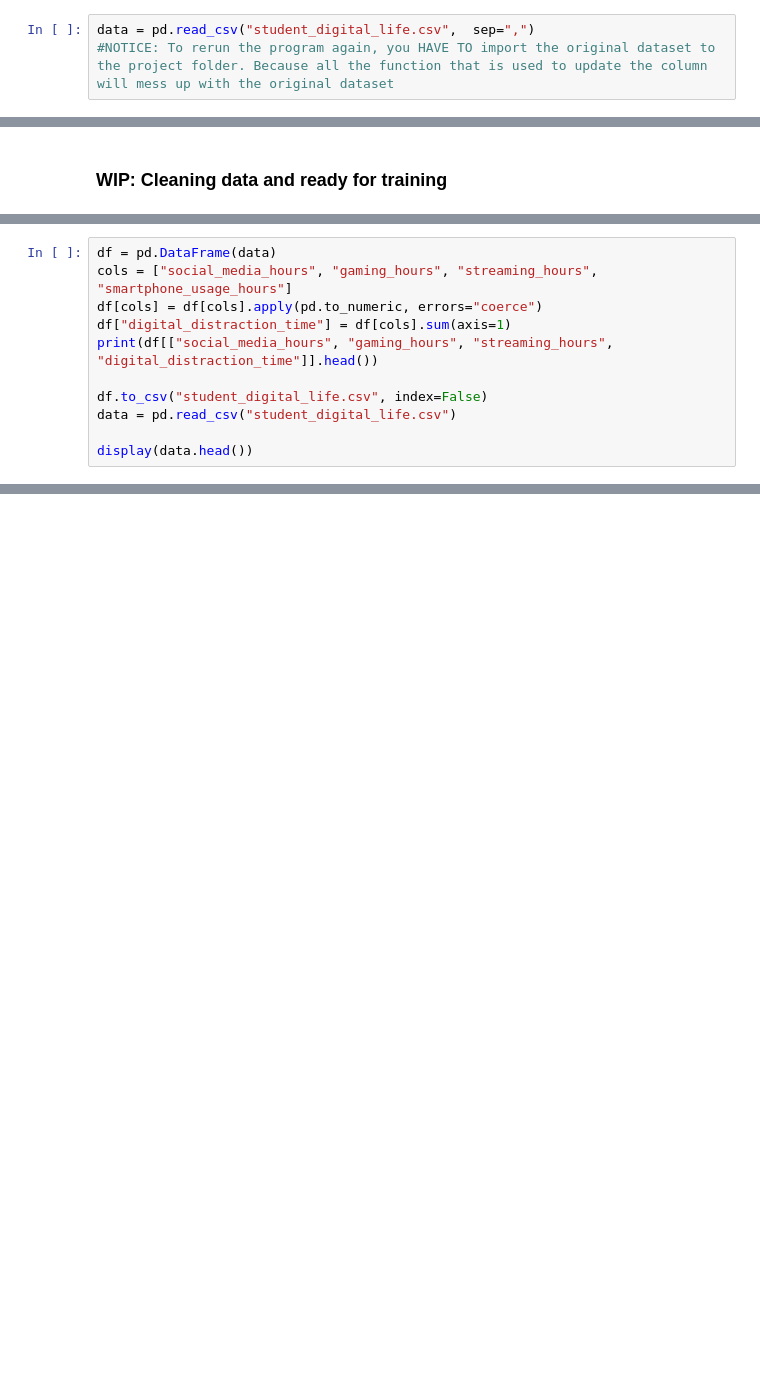
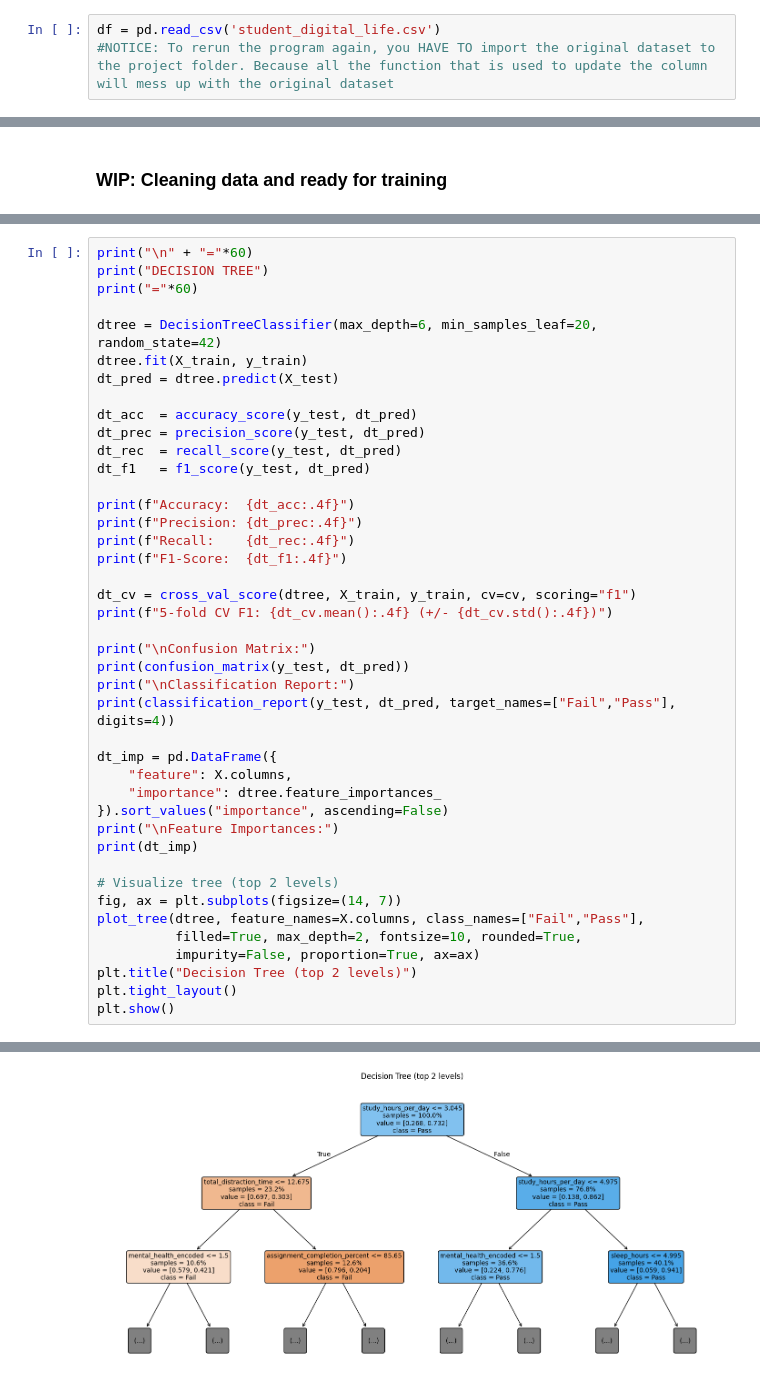
Before and after one commit to minhnguyen0508/CPSC483-Project, a Jupyter notebook: student_digital.ipynb, the cells around one changed output, grey strips where cells are left out. Saved outputs shown, nothing was run; the diff lists cells and outputs as text; blank space fills up the shorter version.

```diff
--- a/student_digital.ipynb
+++ b/student_digital.ipynb
@@ -18,7 +27,7 @@ from sklearn.tree import DecisionTreeClassifier
 # %% [markdown]
 ### Import Dataset
 # %%
-data = pd.read_csv("student_digital_life.csv",  sep=",")
+df = pd.read_csv('student_digital_life.csv')
 #NOTICE: To rerun the program again, you HAVE TO import the original dataset to the project folder. Because all the function that is used to update the column will mess up with the original dataset
 # %% [markdown]
 ### Display Dataset information
@@ -86,11 +128,0 @@ KeyError: "['parent_education_level'] not found in axis"
-# %%
-df = pd.DataFrame(data)
-cols = ["social_media_hours", "gaming_hours", "streaming_hours", "smartphone_usage_hours"]
-df[cols] = df[cols].apply(pd.to_numeric, errors="coerce")
-df["digital_distraction_time"] = df[cols].sum(axis=1)
-print(df[["social_media_hours", "gaming_hours", "streaming_hours", "digital_distraction_time"]].head())
-
-df.to_csv("student_digital_life.csv", index=False)
-data = pd.read_csv("student_digital_life.csv")
-
-display(data.head())
@@ -109,0 +347,43 @@ display(data.head())
+# %%
+print("\n" + "="*60)
+print("DECISION TREE")
+print("="*60)
+
+dtree = DecisionTreeClassifier(max_depth=6, min_samples_leaf=20, random_state=42)
+dtree.fit(X_train, y_train)
+dt_pred = dtree.predict(X_test)
+
+dt_acc  = accuracy_score(y_test, dt_pred)
+dt_prec = precision_score(y_test, dt_pred)
+dt_rec  = recall_score(y_test, dt_pred)
+dt_f1   = f1_score(y_test, dt_pred)
+
+print(f"Accuracy:  {dt_acc:.4f}")
+print(f"Precision: {dt_prec:.4f}")
+print(f"Recall:    {dt_rec:.4f}")
+print(f"F1-Score:  {dt_f1:.4f}")
+
+dt_cv = cross_val_score(dtree, X_train, y_train, cv=cv, scoring="f1")
+print(f"5-fold CV F1: {dt_cv.mean():.4f} (+/- {dt_cv.std():.4f})")
+
+print("\nConfusion Matrix:")
+print(confusion_matrix(y_test, dt_pred))
+print("\nClassification Report:")
+print(classification_report(y_test, dt_pred, target_names=["Fail","Pass"], digits=4))
+
+dt_imp = pd.DataFrame({
+    "feature": X.columns,
+    "importance": dtree.feature_importances_
+}).sort_values("importance", ascending=False)
+print("\nFeature Importances:")
+print(dt_imp)
+
+# Visualize tree (top 2 levels)
+fig, ax = plt.subplots(figsize=(14, 7))
+plot_tree(dtree, feature_names=X.columns, class_names=["Fail","Pass"],
+          filled=True, max_depth=2, fontsize=10, rounded=True,
+          impurity=False, proportion=True, ax=ax)
+plt.title("Decision Tree (top 2 levels)")
+plt.tight_layout()
+plt.show()
+# %% [output]
@@ -109,0 +407 @@ display(data.head())
+[figure, added]
```
Also changed, not shown: parts of 14 cells of this notebook, 2 other files.
